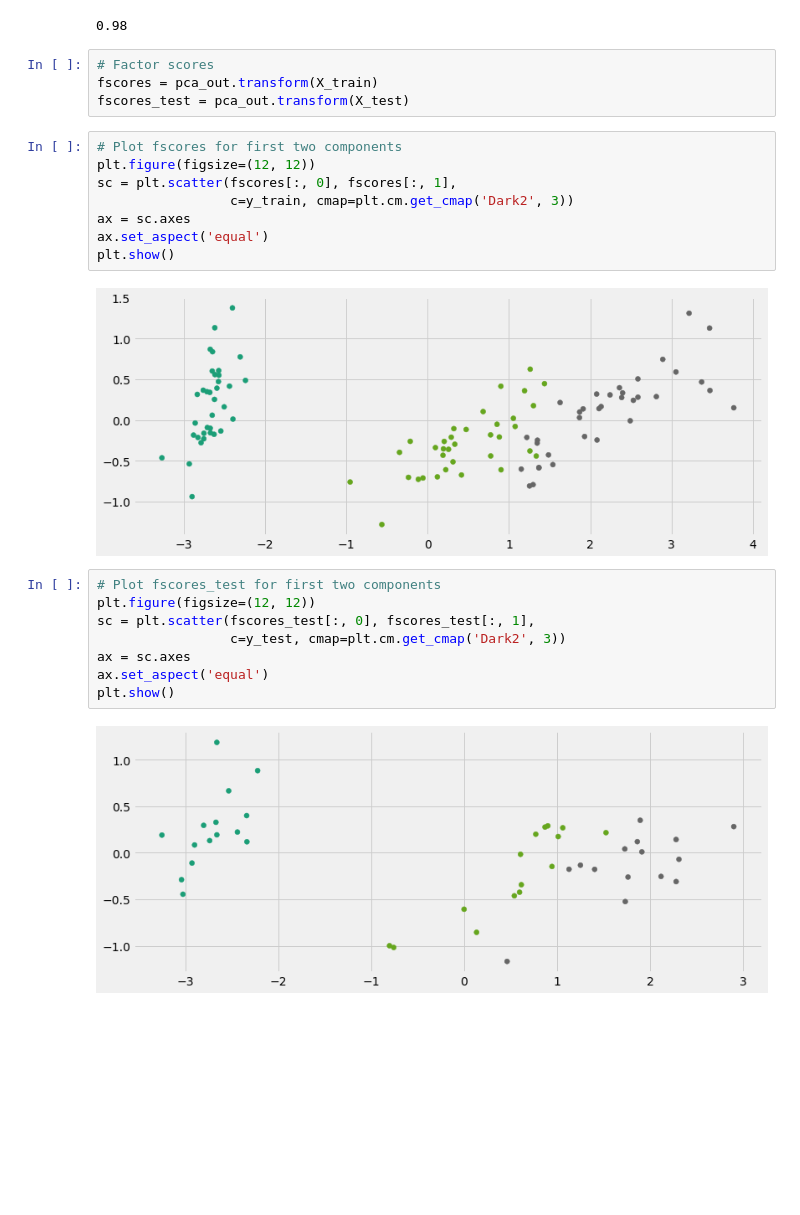
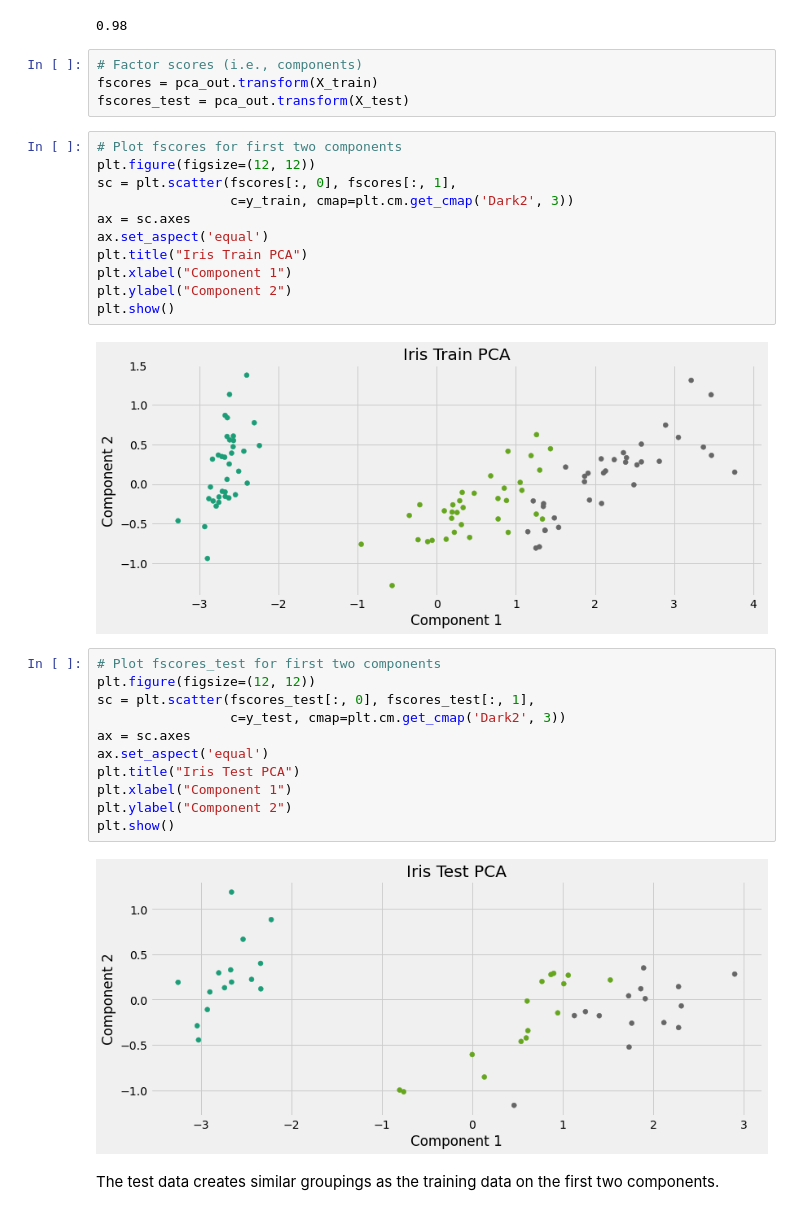
Before and after one commit to LukeMoraglia/ML_algorithms, a Jupyter notebook: KNN.ipynb, the cells around one changed output. Cells and saved outputs as stored; diff of their text form; blank space fills up the shorter version.

```diff
--- a/KNN.ipynb
+++ b/KNN.ipynb
@@ -50,19 +72,22 @@ round(sum(pca_out.explained_variance_ratio_), 2)
 # %% [output]
 0.98
 # %%
-# Factor scores
+# Factor scores (i.e., components)
 fscores = pca_out.transform(X_train)
 fscores_test = pca_out.transform(X_test)
 # %%
 # Plot fscores for first two components
 plt.figure(figsize=(12, 12))
 sc = plt.scatter(fscores[:, 0], fscores[:, 1],
                  c=y_train, cmap=plt.cm.get_cmap('Dark2', 3))
 ax = sc.axes
 ax.set_aspect('equal')
+plt.title("Iris Train PCA")
+plt.xlabel("Component 1")
+plt.ylabel("Component 2")
 plt.show()
 # %% [output]
-[figure, old version]
+[figure, new version]
 # %%
 # Plot fscores_test for first two components
 plt.figure(figsize=(12, 12))
@@ -70,6 +95,11 @@ sc = plt.scatter(fscores_test[:, 0], fscores_test[:, 1],
                  c=y_test, cmap=plt.cm.get_cmap('Dark2', 3))
 ax = sc.axes
 ax.set_aspect('equal')
+plt.title("Iris Test PCA")
+plt.xlabel("Component 1")
+plt.ylabel("Component 2")
 plt.show()
 # %% [output]
-[figure, old version]
+[figure, new version]
+# %% [markdown]
+The test data creates similar groupings as the training data on the first two components.
```
Also changed, not shown: parts of 19 cells of this notebook, 1 other file.
